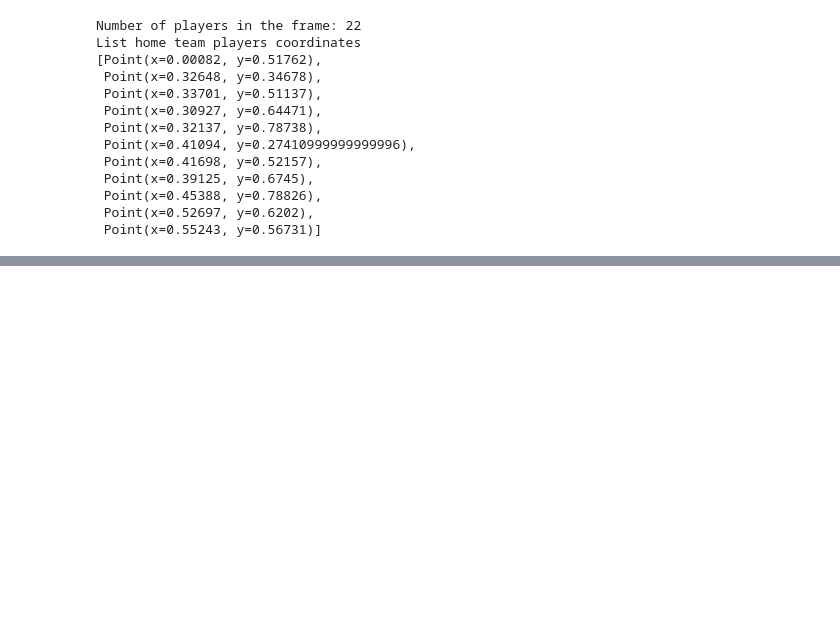
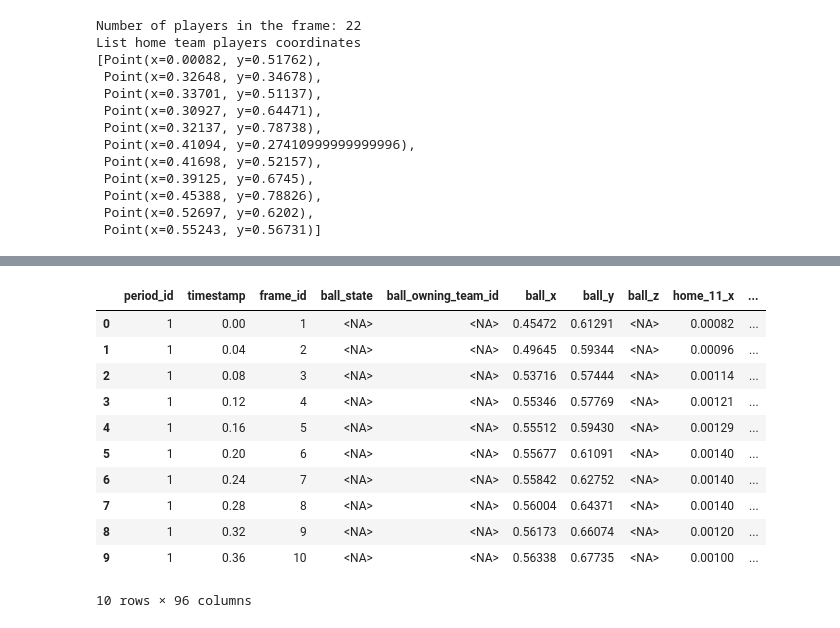
Before and after one commit to PySport/kloppy, a Jupyter notebook: docs/examples/tracking_data.ipynb, the cells around one changed output, grey strips where cells are left out. Drawn from its saved outputs; the diff is of its cells as text; code cells hidden in the pictures; blank space fills up the shorter version.

```diff
--- a/docs/examples/tracking_data.ipynb
+++ b/docs/examples/tracking_data.ipynb
@@ -71,0 +92,3 @@ List home team players coordinates
+# %%
+df = dataset.to_df(engine="pandas[pyarrow]")
+df.dtypes
@@ -71,0 +108,15 @@ List home team players coordinates
+# %%
+df
+# %% [output]
+|  | period_id | timestamp | frame_id | ball_state | ball_owning_team_id | ball_x | ball_y | ball_z | home_11_x | ... |
+| 0 | 1 | 0.00 | 1 | <NA> | <NA> | 0.45472 | 0.61291 | <NA> | 0.00082 | ... |
+| 1 | 1 | 0.04 | 2 | <NA> | <NA> | 0.49645 | 0.59344 | <NA> | 0.00096 | ... |
+| 2 | 1 | 0.08 | 3 | <NA> | <NA> | 0.53716 | 0.57444 | <NA> | 0.00114 | ... |
+| 3 | 1 | 0.12 | 4 | <NA> | <NA> | 0.55346 | 0.57769 | <NA> | 0.00121 | ... |
+| 4 | 1 | 0.16 | 5 | <NA> | <NA> | 0.55512 | 0.59430 | <NA> | 0.00129 | ... |
+| 5 | 1 | 0.20 | 6 | <NA> | <NA> | 0.55677 | 0.61091 | <NA> | 0.00140 | ... |
+| 6 | 1 | 0.24 | 7 | <NA> | <NA> | 0.55842 | 0.62752 | <NA> | 0.00140 | ... |
+| 7 | 1 | 0.28 | 8 | <NA> | <NA> | 0.56004 | 0.64371 | <NA> | 0.00140 | ... |
+| 8 | 1 | 0.32 | 9 | <NA> | <NA> | 0.56173 | 0.66074 | <NA> | 0.00120 | ... |
+| 9 | 1 | 0.36 | 10 | <NA> | <NA> | 0.56338 | 0.67735 | <NA> | 0.00100 | ... |
+10 rows × 96 columns
```
Also changed, not shown: parts of 4 cells of this notebook.
